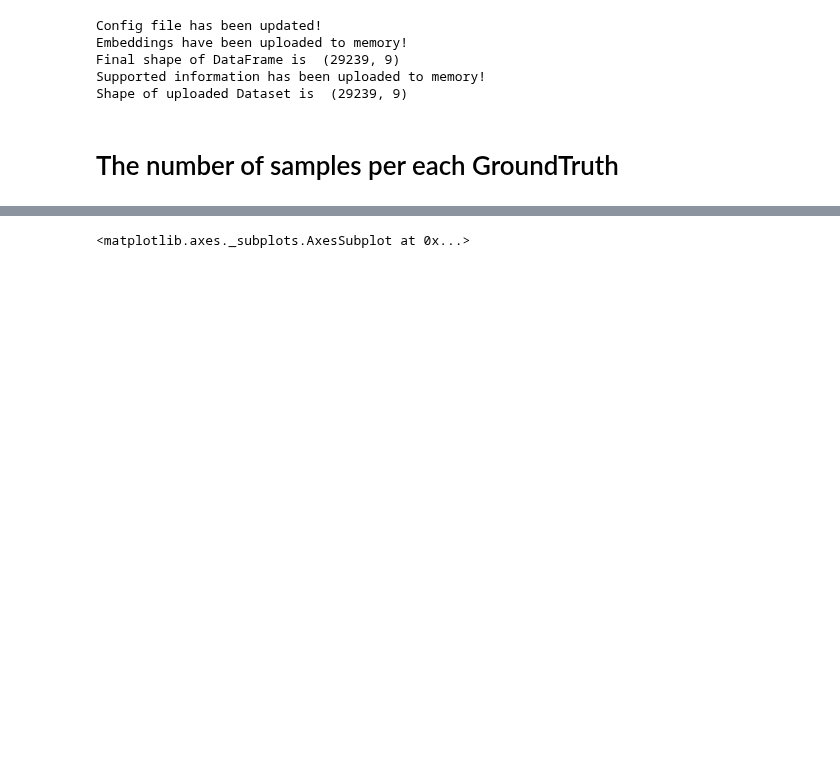
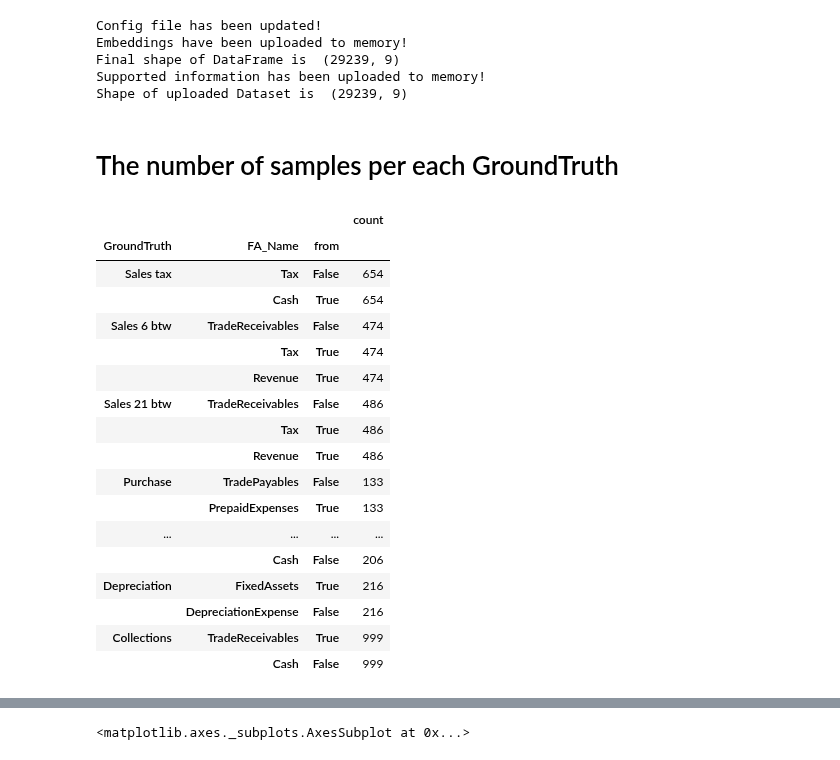
Before and after one commit to AlexWorldD/NetEmbs, a Jupyter notebook: Modelling.ipynb, the cells around one changed output, grey strips where cells are left out. Drawn from its saved outputs; the diff is of its cells as text; code cells hidden in the pictures; blank space fills up the shorter version.

```diff
--- a/Modelling.ipynb
+++ b/Modelling.ipynb
@@ -96,3 +96,25 @@ Supported information has been uploaded to memory!
 Shape of uploaded Dataset is  (29239, 9)
 # %% [markdown]
 # The number of samples per each GroundTruth
+# %%
+stat1 = df_all.groupby(["GroundTruth", "FA_Name", "from"])["ID"].agg(["count"]).sort_values(["GroundTruth", "FA_Name", "from", "count"], ascending=False)
+stat1[stat1["count"]>30]
+# %% [output]
+|  |  |  | count |
+| GroundTruth | FA_Name | from |  |
+| Sales tax | Tax | False | 654 |
+|  | Cash | True | 654 |
+| Sales 6 btw | TradeReceivables | False | 474 |
+|  | Tax | True | 474 |
+|  | Revenue | True | 474 |
+| Sales 21 btw | TradeReceivables | False | 486 |
+|  | Tax | True | 486 |
+|  | Revenue | True | 486 |
+| Purchase | TradePayables | False | 133 |
+|  | PrepaidExpenses | True | 133 |
+| ... | ... | ... | ... |
+|  | Cash | False | 206 |
+| Depreciation | FixedAssets | True | 216 |
+|  | DepreciationExpense | False | 216 |
+| Collections | TradeReceivables | True | 999 |
+|  | Cash | False | 999 |
```
Also changed, not shown: parts of 6 cells of this notebook, 1 other file.
